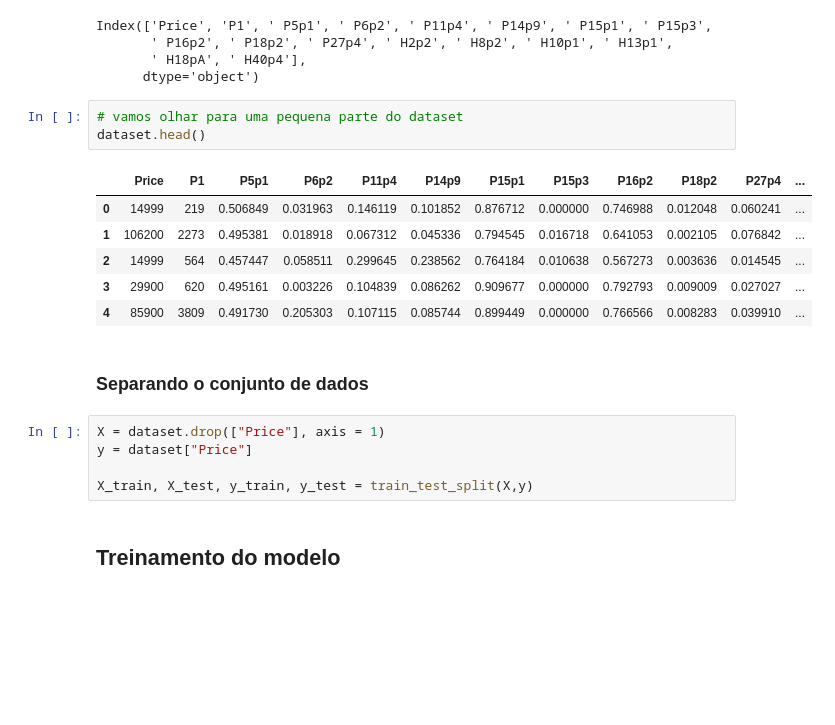
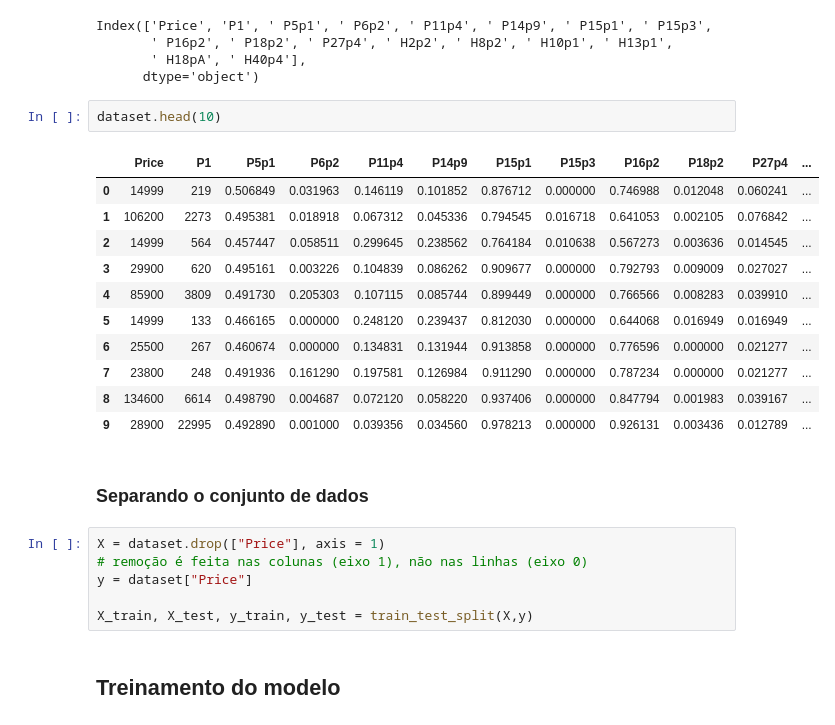
Before and after one commit to johnattandouglas/monitoria-ml, a Jupyter notebook: AM I/02a - regressao_linear.ipynb, the cells around one changed output. Cells and saved outputs as stored; diff of their text form; blank space fills up the shorter version.

```diff
--- a/AM I/02a - regressao_linear.ipynb
+++ b/AM I/02a - regressao_linear.ipynb
@@ -29,20 +29,25 @@ Index(['Price', 'P1', ' P5p1', ' P6p2', ' P11p4', ' P14p9', ' P15p1', ' P15p3',
        ' P16p2', ' P18p2', ' P27p4', ' H2p2', ' H8p2', ' H10p1', ' H13p1',
        ' H18pA', ' H40p4'],
       dtype='object')
-# %%
-# vamos olhar para uma pequena parte do dataset
-dataset.head()
-# %% [output]
-|  | Price | P1 | P5p1 | P6p2 | P11p4 | P14p9 | P15p1 | P15p3 | P16p2 | P18p2 | P27p4 | ... |
-| 0 | 14999 | 219 | 0.506849 | 0.031963 | 0.146119 | 0.101852 | 0.876712 | 0.000000 | 0.746988 | 0.012048 | 0.060241 | ... |
-| 1 | 106200 | 2273 | 0.495381 | 0.018918 | 0.067312 | 0.045336 | 0.794545 | 0.016718 | 0.641053 | 0.002105 | 0.076842 | ... |
-| 2 | 14999 | 564 | 0.457447 | 0.058511 | 0.299645 | 0.238562 | 0.764184 | 0.010638 | 0.567273 | 0.003636 | 0.014545 | ... |
-| 3 | 29900 | 620 | 0.495161 | 0.003226 | 0.104839 | 0.086262 | 0.909677 | 0.000000 | 0.792793 | 0.009009 | 0.027027 | ... |
-| 4 | 85900 | 3809 | 0.491730 | 0.205303 | 0.107115 | 0.085744 | 0.899449 | 0.000000 | 0.766566 | 0.008283 | 0.039910 | ... |
+# %%
+dataset.head(10)
+# %% [output]
+|  | Price | P1 | P5p1 | P6p2 | P11p4 | P14p9 | P15p1 | P15p3 | P16p2 | P18p2 | P27p4 | ... |
+| 0 | 14999 | 219 | 0.506849 | 0.031963 | 0.146119 | 0.101852 | 0.876712 | 0.000000 | 0.746988 | 0.012048 | 0.060241 | ... |
+| 1 | 106200 | 2273 | 0.495381 | 0.018918 | 0.067312 | 0.045336 | 0.794545 | 0.016718 | 0.641053 | 0.002105 | 0.076842 | ... |
+| 2 | 14999 | 564 | 0.457447 | 0.058511 | 0.299645 | 0.238562 | 0.764184 | 0.010638 | 0.567273 | 0.003636 | 0.014545 | ... |
+| 3 | 29900 | 620 | 0.495161 | 0.003226 | 0.104839 | 0.086262 | 0.909677 | 0.000000 | 0.792793 | 0.009009 | 0.027027 | ... |
+| 4 | 85900 | 3809 | 0.491730 | 0.205303 | 0.107115 | 0.085744 | 0.899449 | 0.000000 | 0.766566 | 0.008283 | 0.039910 | ... |
+| 5 | 14999 | 133 | 0.466165 | 0.000000 | 0.248120 | 0.239437 | 0.812030 | 0.000000 | 0.644068 | 0.016949 | 0.016949 | ... |
+| 6 | 25500 | 267 | 0.460674 | 0.000000 | 0.134831 | 0.131944 | 0.913858 | 0.000000 | 0.776596 | 0.000000 | 0.021277 | ... |
+| 7 | 23800 | 248 | 0.491936 | 0.161290 | 0.197581 | 0.126984 | 0.911290 | 0.000000 | 0.787234 | 0.000000 | 0.021277 | ... |
+| 8 | 134600 | 6614 | 0.498790 | 0.004687 | 0.072120 | 0.058220 | 0.937406 | 0.000000 | 0.847794 | 0.001983 | 0.039167 | ... |
+| 9 | 28900 | 22995 | 0.492890 | 0.001000 | 0.039356 | 0.034560 | 0.978213 | 0.000000 | 0.926131 | 0.003436 | 0.012789 | ... |
 # %% [markdown]
 ### Separando o conjunto de dados
 # %%
 X = dataset.drop(["Price"], axis = 1)
+# remoção é feita nas colunas (eixo 1), não nas linhas (eixo 0)
 y = dataset["Price"]
 
 X_train, X_test, y_train, y_test = train_test_split(X,y)
```
Also changed, not shown: parts of 5 cells of this notebook, 1 other file.
